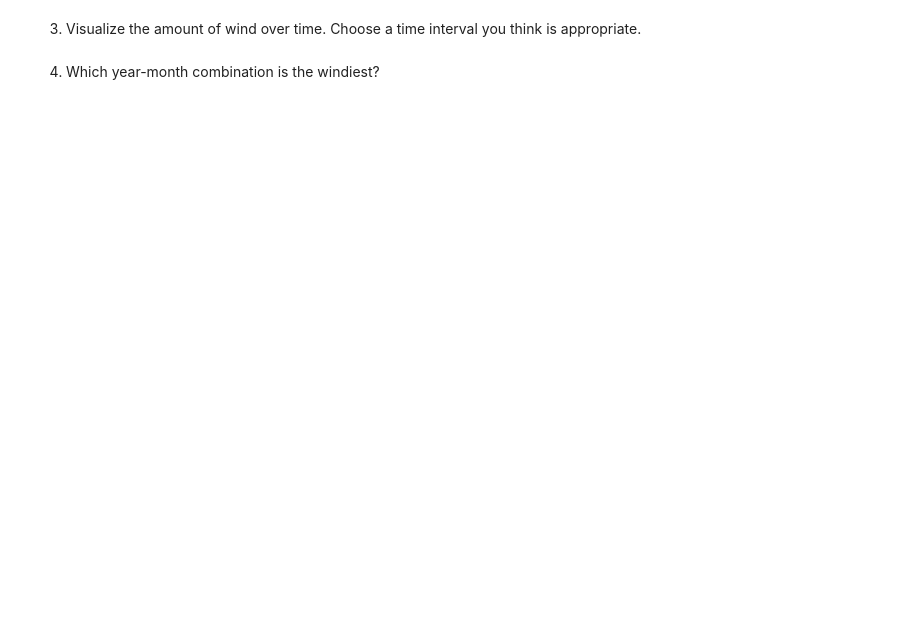
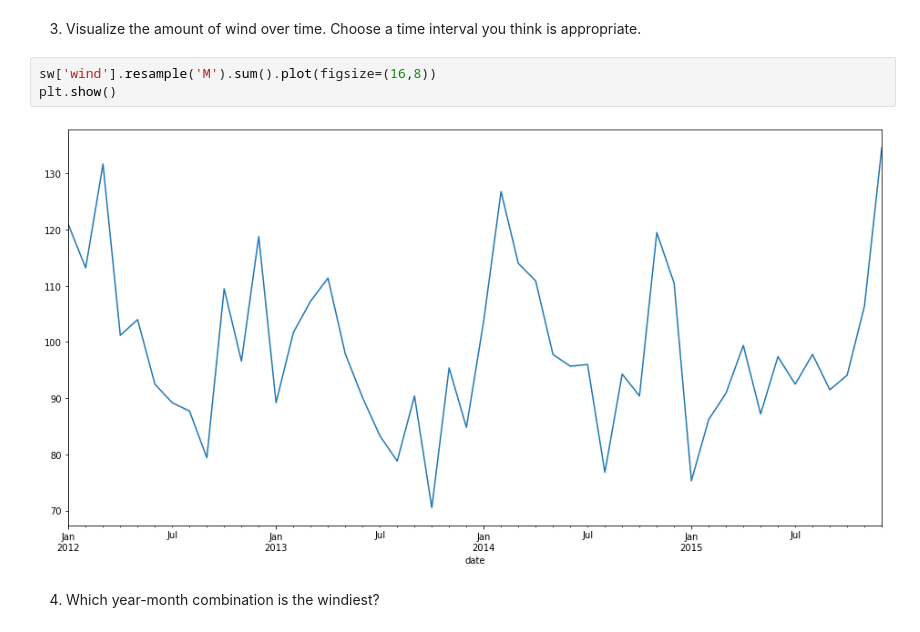
Before and after one commit to mwboiss/time-series-exercises, a Jupyter notebook: working_with_time_series_data.ipynb, the cells around one changed output. Drawn from its saved outputs; the diff is of its cells as text; blank space fills up the shorter version.

```diff
--- a/working_with_time_series_data.ipynb
+++ b/working_with_time_series_data.ipynb
@@ -150,4 +154,9 @@ Use the dataset to answer the following questions:
 # %% [markdown]
 3. Visualize the amount of wind over time. Choose a time interval you think is appropriate.
+# %%
+sw['wind'].resample('M').sum().plot(figsize=(16,8))
+plt.show()
+# %% [output]
+[figure, added]
 # %% [markdown]
 4. Which year-month combination is the windiest?
```
Also changed, not shown: parts of 30 cells of this notebook.
